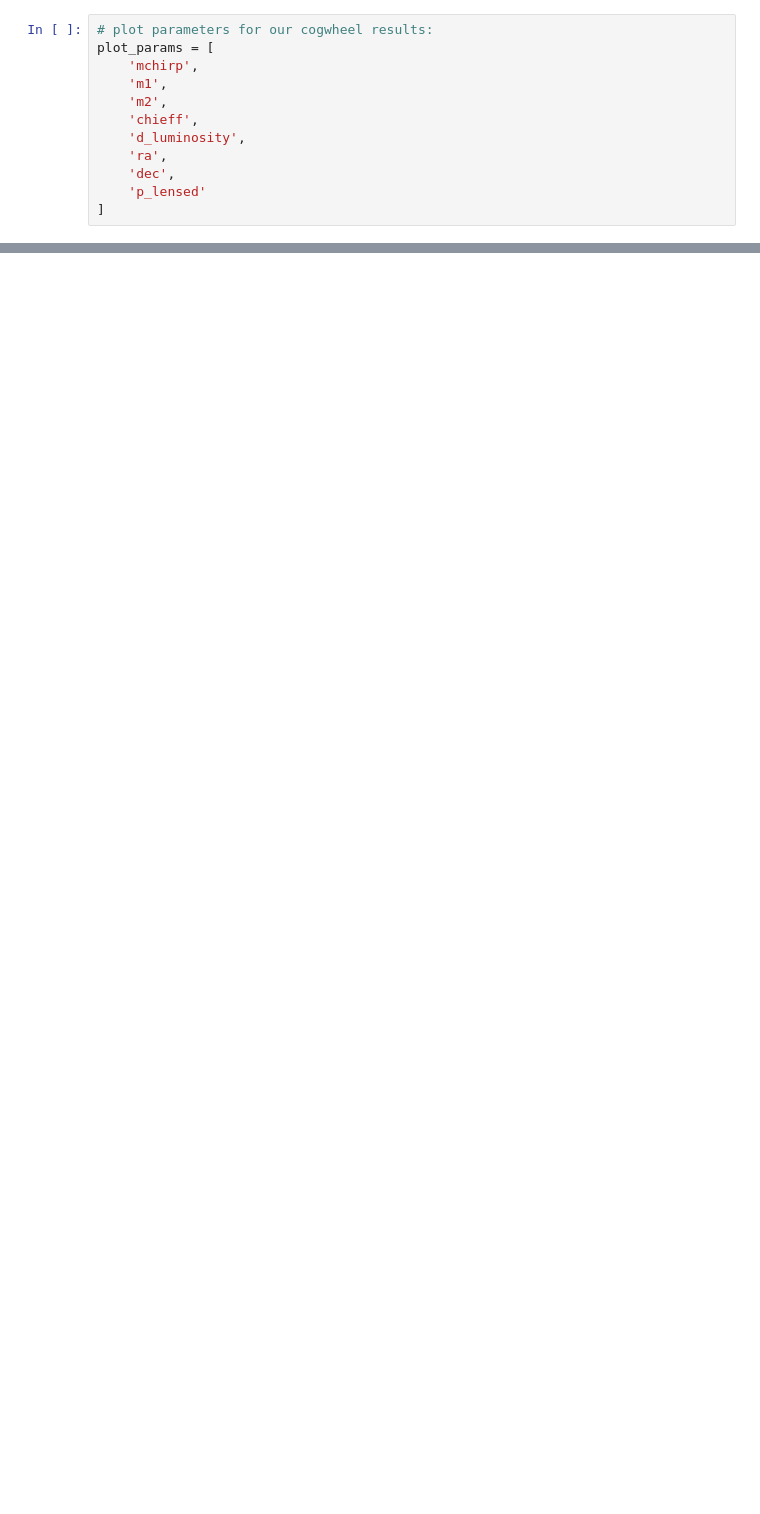
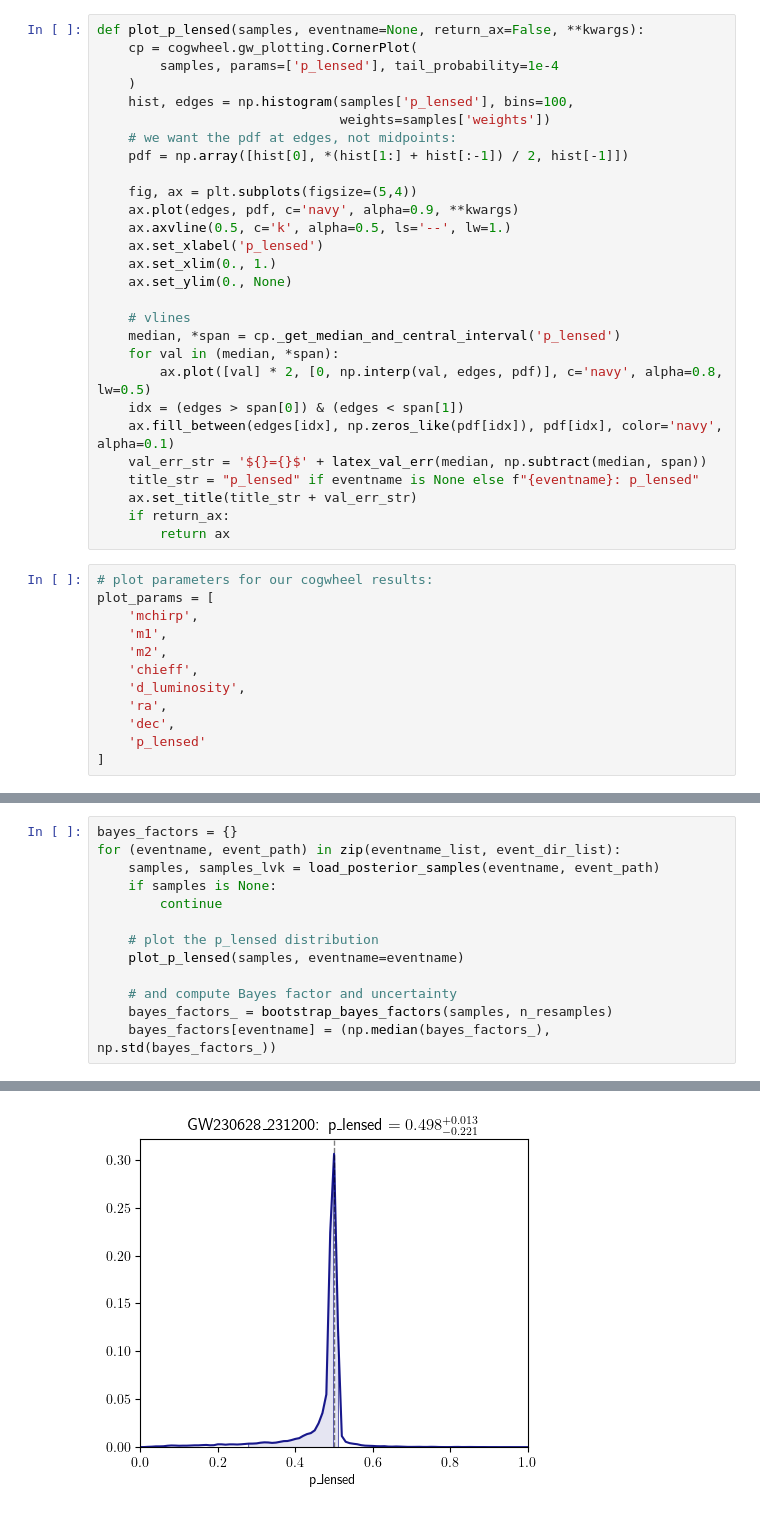
Before and after one commit to abbyw24/gw-parameter-estimation, a Jupyter notebook: notebooks/PE_results_lensing.ipynb, the cells around one changed output, grey strips where cells are left out. Cells and saved outputs as stored; diff of their text form; blank space fills up the shorter version.

```diff
--- a/notebooks/PE_results_lensing.ipynb
+++ b/notebooks/PE_results_lensing.ipynb
@@ -89,3 +78,31 @@ Index(['mchirp', 'lnq', 'cums1z', 'cums2z', 'folded_costheta_jn', 'phi_jl_hat',
+# %%
+def plot_p_lensed(samples, eventname=None, return_ax=False, **kwargs):
+    cp = cogwheel.gw_plotting.CornerPlot(
+        samples, params=['p_lensed'], tail_probability=1e-4
+    )
+    hist, edges = np.histogram(samples['p_lensed'], bins=100,
+                               weights=samples['weights'])
+    # we want the pdf at edges, not midpoints:
+    pdf = np.array([hist[0], *(hist[1:] + hist[:-1]) / 2, hist[-1]])
+
+    fig, ax = plt.subplots(figsize=(5,4))
+    ax.plot(edges, pdf, c='navy', alpha=0.9, **kwargs)
+    ax.axvline(0.5, c='k', alpha=0.5, ls='--', lw=1.)
+    ax.set_xlabel('p_lensed')
+    ax.set_xlim(0., 1.)
+    ax.set_ylim(0., None)
+
+    # vlines
+    median, *span = cp._get_median_and_central_interval('p_lensed')
+    for val in (median, *span):
+        ax.plot([val] * 2, [0, np.interp(val, edges, pdf)], c='navy', alpha=0.8, lw=0.5)
+    idx = (edges > span[0]) & (edges < span[1])
+    ax.fill_between(edges[idx], np.zeros_like(pdf[idx]), pdf[idx], color='navy', alpha=0.1)
+    val_err_str = '${}={}$' + latex_val_err(median, np.subtract(median, span))
+    title_str = "p_lensed" if eventname is None else f"{eventname}: p_lensed"
+    ax.set_title(title_str + val_err_str)
+    if return_ax:
+        return ax
 # %%
 # plot parameters for our cogwheel results:
 plot_params = [
@@ -197,0 +121,14 @@ Text(0.5, 1.0, 'Bayes factor bootstrap: 1000 resamples: $\\mathcal{B}=$0.881$\\p
+# %%
+bayes_factors = {}
+for (eventname, event_path) in zip(eventname_list, event_dir_list):
+    samples, samples_lvk = load_posterior_samples(eventname, event_path)
+    if samples is None:
+        continue
+
+    # plot the p_lensed distribution
+    plot_p_lensed(samples, eventname=eventname)
+
+    # and compute Bayes factor and uncertainty
+    bayes_factors_ = bootstrap_bayes_factors(samples, n_resamples)
+    bayes_factors[eventname] = (np.median(bayes_factors_), np.std(bayes_factors_))
+# %% [output]
@@ -197,0 +147 @@ Text(0.5, 1.0, 'Bayes factor bootstrap: 1000 resamples: $\\mathcal{B}=$0.881$\\p
+[figure, added]
```
Also changed, not shown: parts of 16 cells of this notebook, 2 other files.
